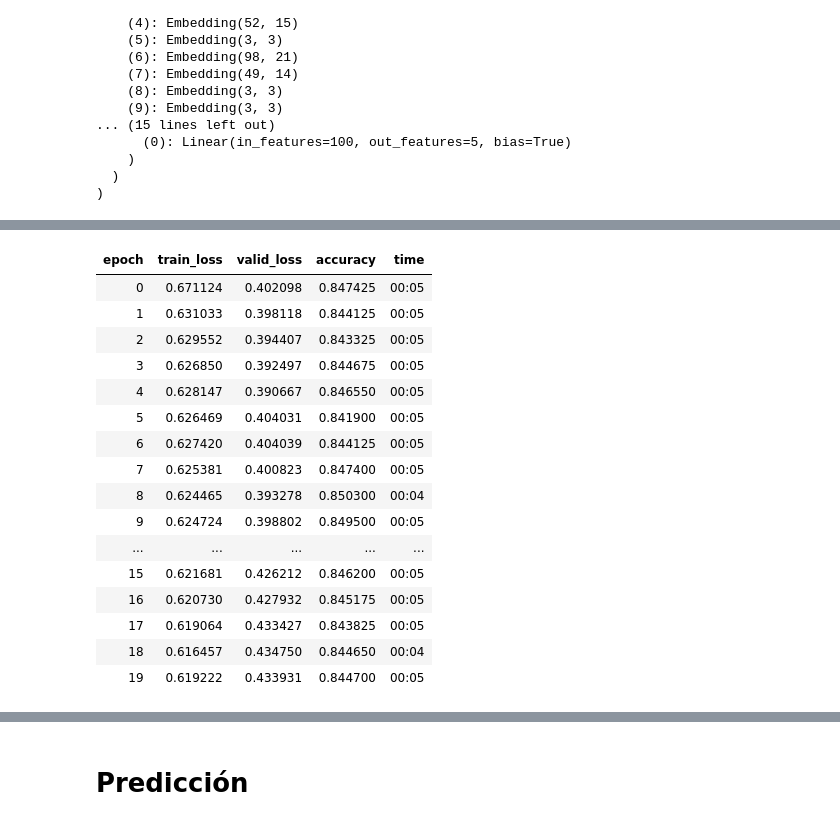
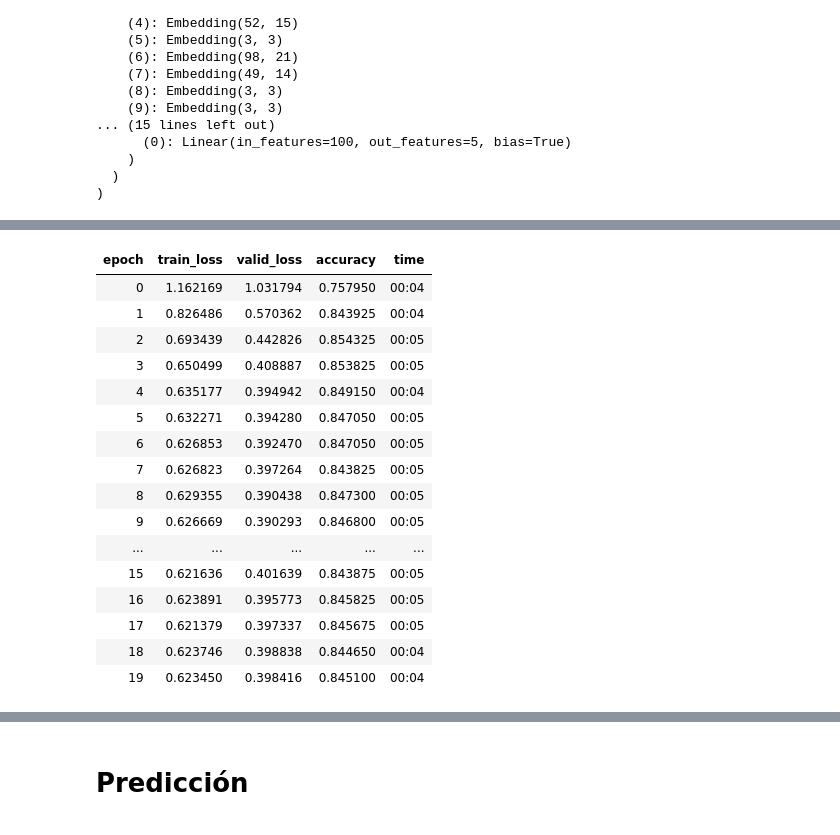
Before and after one commit to Ladivcr/Neural-network-class, a Jupyter notebook: RN2/COVID_predict.ipynb, the cells around one changed output, grey strips where cells are left out. Cells and saved outputs as stored; diff of their text form; code cells hidden in the pictures.

```diff
--- a/RN2/COVID_predict.ipynb
+++ b/RN2/COVID_predict.ipynb
@@ -498,23 +498,23 @@ SuggestedLRs(lr_min=0.33113112449646, lr_steep=0.013182567432522774)
 # %%
-learn.fit_one_cycle(20, 1e-3, div=2, pct_start=0.5)
+learn.fit_one_cycle(20, 1e-4, div=2, pct_start=0.5)
 # %% [output]
 | epoch | train_loss | valid_loss | accuracy | time |
-| 0 | 0.671124 | 0.402098 | 0.847425 | 00:05 |
-| 1 | 0.631033 | 0.398118 | 0.844125 | 00:05 |
-| 2 | 0.629552 | 0.394407 | 0.843325 | 00:05 |
-| 3 | 0.626850 | 0.392497 | 0.844675 | 00:05 |
-| 4 | 0.628147 | 0.390667 | 0.846550 | 00:05 |
-| 5 | 0.626469 | 0.404031 | 0.841900 | 00:05 |
-| 6 | 0.627420 | 0.404039 | 0.844125 | 00:05 |
-| 7 | 0.625381 | 0.400823 | 0.847400 | 00:05 |
-| 8 | 0.624465 | 0.393278 | 0.850300 | 00:04 |
-| 9 | 0.624724 | 0.398802 | 0.849500 | 00:05 |
+| 0 | 1.162169 | 1.031794 | 0.757950 | 00:04 |
+| 1 | 0.826486 | 0.570362 | 0.843925 | 00:04 |
+| 2 | 0.693439 | 0.442826 | 0.854325 | 00:05 |
+| 3 | 0.650499 | 0.408887 | 0.853825 | 00:05 |
+| 4 | 0.635177 | 0.394942 | 0.849150 | 00:04 |
+| 5 | 0.632271 | 0.394280 | 0.847050 | 00:05 |
+| 6 | 0.626853 | 0.392470 | 0.847050 | 00:05 |
+| 7 | 0.626823 | 0.397264 | 0.843825 | 00:05 |
+| 8 | 0.629355 | 0.390438 | 0.847300 | 00:05 |
+| 9 | 0.626669 | 0.390293 | 0.846800 | 00:05 |
 | ... | ... | ... | ... | ... |
-| 15 | 0.621681 | 0.426212 | 0.846200 | 00:05 |
-| 16 | 0.620730 | 0.427932 | 0.845175 | 00:05 |
-| 17 | 0.619064 | 0.433427 | 0.843825 | 00:05 |
-| 18 | 0.616457 | 0.434750 | 0.844650 | 00:04 |
-| 19 | 0.619222 | 0.433931 | 0.844700 | 00:05 |
+| 15 | 0.621636 | 0.401639 | 0.843875 | 00:05 |
+| 16 | 0.623891 | 0.395773 | 0.845825 | 00:05 |
+| 17 | 0.621379 | 0.397337 | 0.845675 | 00:05 |
+| 18 | 0.623746 | 0.398838 | 0.844650 | 00:04 |
+| 19 | 0.623450 | 0.398416 | 0.845100 | 00:04 |
 # %%
 learn = ft.tabular_learner(dls,
                            emb_szs = {'age':16, 'sex':16, 'city':16, 'province':16, 'country':16, 'latitude':16,
```
Also changed, not shown: parts of 20 cells of this notebook.
